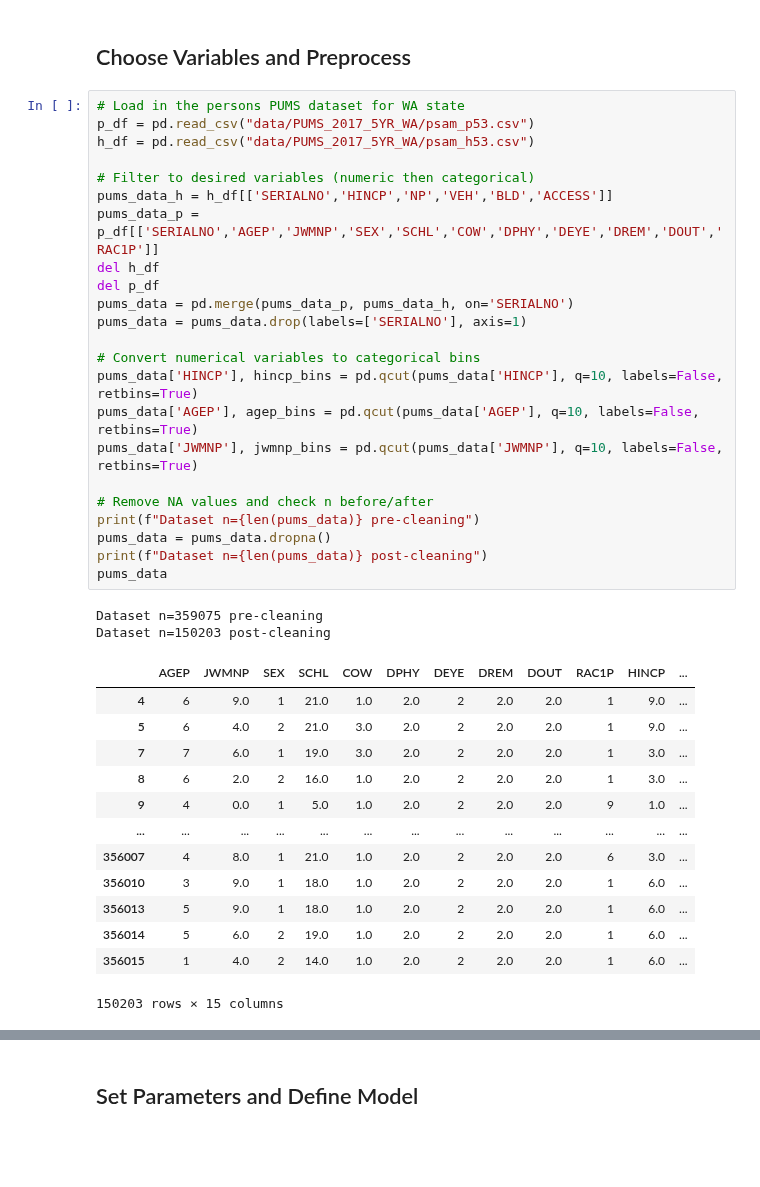
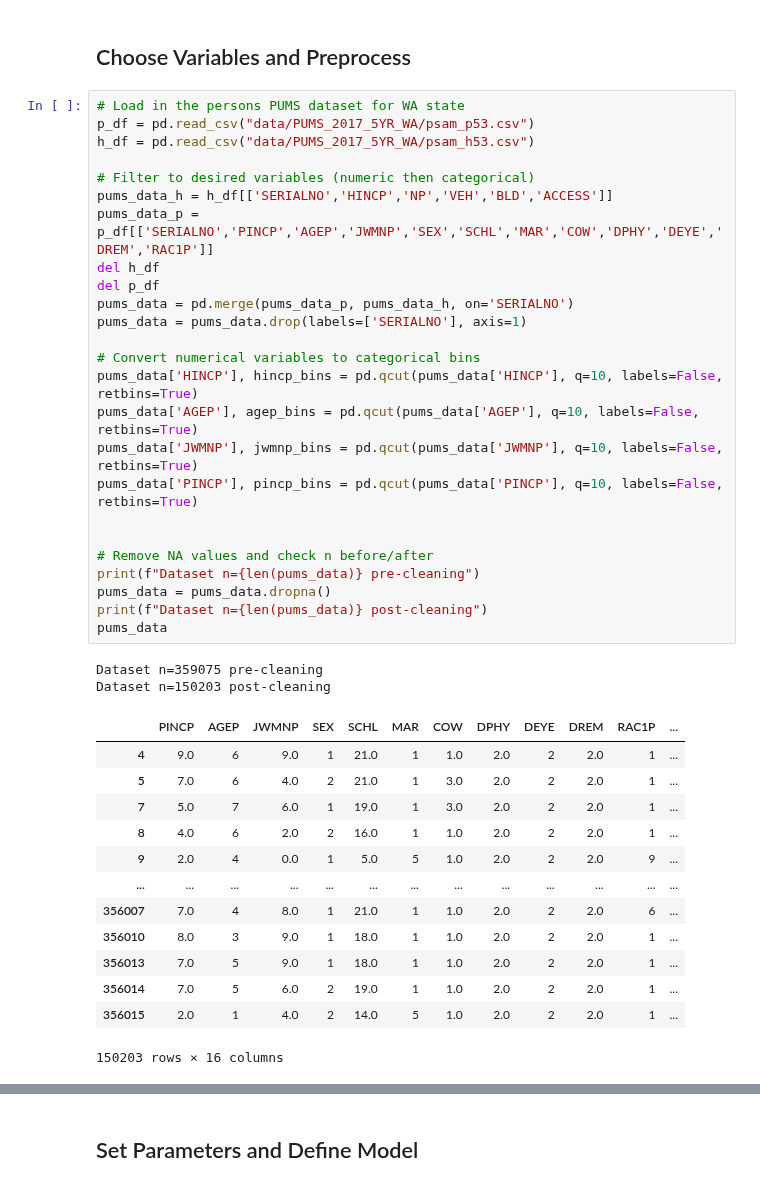
Before and after one commit to zackAemmer/generative_synthesis, a Jupyter notebook: person_synthesizer.ipynb, the cells around one changed output, grey strips where cells are left out. Cells and saved outputs as stored; diff of their text form; blank space fills up the shorter version.

```diff
--- a/person_synthesizer.ipynb
+++ b/person_synthesizer.ipynb
@@ -19,42 +19,44 @@ import VAE
 # %%
 # Load in the persons PUMS dataset for WA state
 p_df = pd.read_csv("data/PUMS_2017_5YR_WA/psam_p53.csv")
 h_df = pd.read_csv("data/PUMS_2017_5YR_WA/psam_h53.csv")
 
 # Filter to desired variables (numeric then categorical)
 pums_data_h = h_df[['SERIALNO','HINCP','NP','VEH','BLD','ACCESS']]
-pums_data_p = p_df[['SERIALNO','AGEP','JWMNP','SEX','SCHL','COW','DPHY','DEYE','DREM','DOUT','RAC1P']]
+pums_data_p = p_df[['SERIALNO','PINCP','AGEP','JWMNP','SEX','SCHL','MAR','COW','DPHY','DEYE','DREM','RAC1P']]
 del h_df
 del p_df
 pums_data = pd.merge(pums_data_p, pums_data_h, on='SERIALNO')
 pums_data = pums_data.drop(labels=['SERIALNO'], axis=1)
 
 # Convert numerical variables to categorical bins
 pums_data['HINCP'], hincp_bins = pd.qcut(pums_data['HINCP'], q=10, labels=False, retbins=True)
 pums_data['AGEP'], agep_bins = pd.qcut(pums_data['AGEP'], q=10, labels=False, retbins=True)
 pums_data['JWMNP'], jwmnp_bins = pd.qcut(pums_data['JWMNP'], q=10, labels=False, retbins=True)
+pums_data['PINCP'], pincp_bins = pd.qcut(pums_data['PINCP'], q=10, labels=False, retbins=True)
+
 
 # Remove NA values and check n before/after
 print(f"Dataset n={len(pums_data)} pre-cleaning")
 pums_data = pums_data.dropna()
 print(f"Dataset n={len(pums_data)} post-cleaning")
 pums_data
 # %% [output]
 Dataset n=359075 pre-cleaning
 Dataset n=150203 post-cleaning
-|  | AGEP | JWMNP | SEX | SCHL | COW | DPHY | DEYE | DREM | DOUT | RAC1P | HINCP | ... |
-| 4 | 6 | 9.0 | 1 | 21.0 | 1.0 | 2.0 | 2 | 2.0 | 2.0 | 1 | 9.0 | ... |
-| 5 | 6 | 4.0 | 2 | 21.0 | 3.0 | 2.0 | 2 | 2.0 | 2.0 | 1 | 9.0 | ... |
-| 7 | 7 | 6.0 | 1 | 19.0 | 3.0 | 2.0 | 2 | 2.0 | 2.0 | 1 | 3.0 | ... |
-| 8 | 6 | 2.0 | 2 | 16.0 | 1.0 | 2.0 | 2 | 2.0 | 2.0 | 1 | 3.0 | ... |
-| 9 | 4 | 0.0 | 1 | 5.0 | 1.0 | 2.0 | 2 | 2.0 | 2.0 | 9 | 1.0 | ... |
+|  | PINCP | AGEP | JWMNP | SEX | SCHL | MAR | COW | DPHY | DEYE | DREM | RAC1P | ... |
+| 4 | 9.0 | 6 | 9.0 | 1 | 21.0 | 1 | 1.0 | 2.0 | 2 | 2.0 | 1 | ... |
+| 5 | 7.0 | 6 | 4.0 | 2 | 21.0 | 1 | 3.0 | 2.0 | 2 | 2.0 | 1 | ... |
+| 7 | 5.0 | 7 | 6.0 | 1 | 19.0 | 1 | 3.0 | 2.0 | 2 | 2.0 | 1 | ... |
+| 8 | 4.0 | 6 | 2.0 | 2 | 16.0 | 1 | 1.0 | 2.0 | 2 | 2.0 | 1 | ... |
+| 9 | 2.0 | 4 | 0.0 | 1 | 5.0 | 5 | 1.0 | 2.0 | 2 | 2.0 | 9 | ... |
 | ... | ... | ... | ... | ... | ... | ... | ... | ... | ... | ... | ... | ... |
-| 356007 | 4 | 8.0 | 1 | 21.0 | 1.0 | 2.0 | 2 | 2.0 | 2.0 | 6 | 3.0 | ... |
-| 356010 | 3 | 9.0 | 1 | 18.0 | 1.0 | 2.0 | 2 | 2.0 | 2.0 | 1 | 6.0 | ... |
-| 356013 | 5 | 9.0 | 1 | 18.0 | 1.0 | 2.0 | 2 | 2.0 | 2.0 | 1 | 6.0 | ... |
-| 356014 | 5 | 6.0 | 2 | 19.0 | 1.0 | 2.0 | 2 | 2.0 | 2.0 | 1 | 6.0 | ... |
-| 356015 | 1 | 4.0 | 2 | 14.0 | 1.0 | 2.0 | 2 | 2.0 | 2.0 | 1 | 6.0 | ... |
+| 356007 | 7.0 | 4 | 8.0 | 1 | 21.0 | 1 | 1.0 | 2.0 | 2 | 2.0 | 6 | ... |
+| 356010 | 8.0 | 3 | 9.0 | 1 | 18.0 | 1 | 1.0 | 2.0 | 2 | 2.0 | 1 | ... |
+| 356013 | 7.0 | 5 | 9.0 | 1 | 18.0 | 1 | 1.0 | 2.0 | 2 | 2.0 | 1 | ... |
+| 356014 | 7.0 | 5 | 6.0 | 2 | 19.0 | 1 | 1.0 | 2.0 | 2 | 2.0 | 1 | ... |
+| 356015 | 2.0 | 1 | 4.0 | 2 | 14.0 | 5 | 1.0 | 2.0 | 2 | 2.0 | 1 | ... |
-150203 rows × 15 columns
+150203 rows × 16 columns
 # %%
 HH_IDX = pums_data_p.shape[1] - 1  # Index of household variables start
 VAR_DIM = pums_data.shape[1]  # Length of all variables before OHE
```
Also changed, not shown: parts of 14 cells of this notebook, 3 other files.
